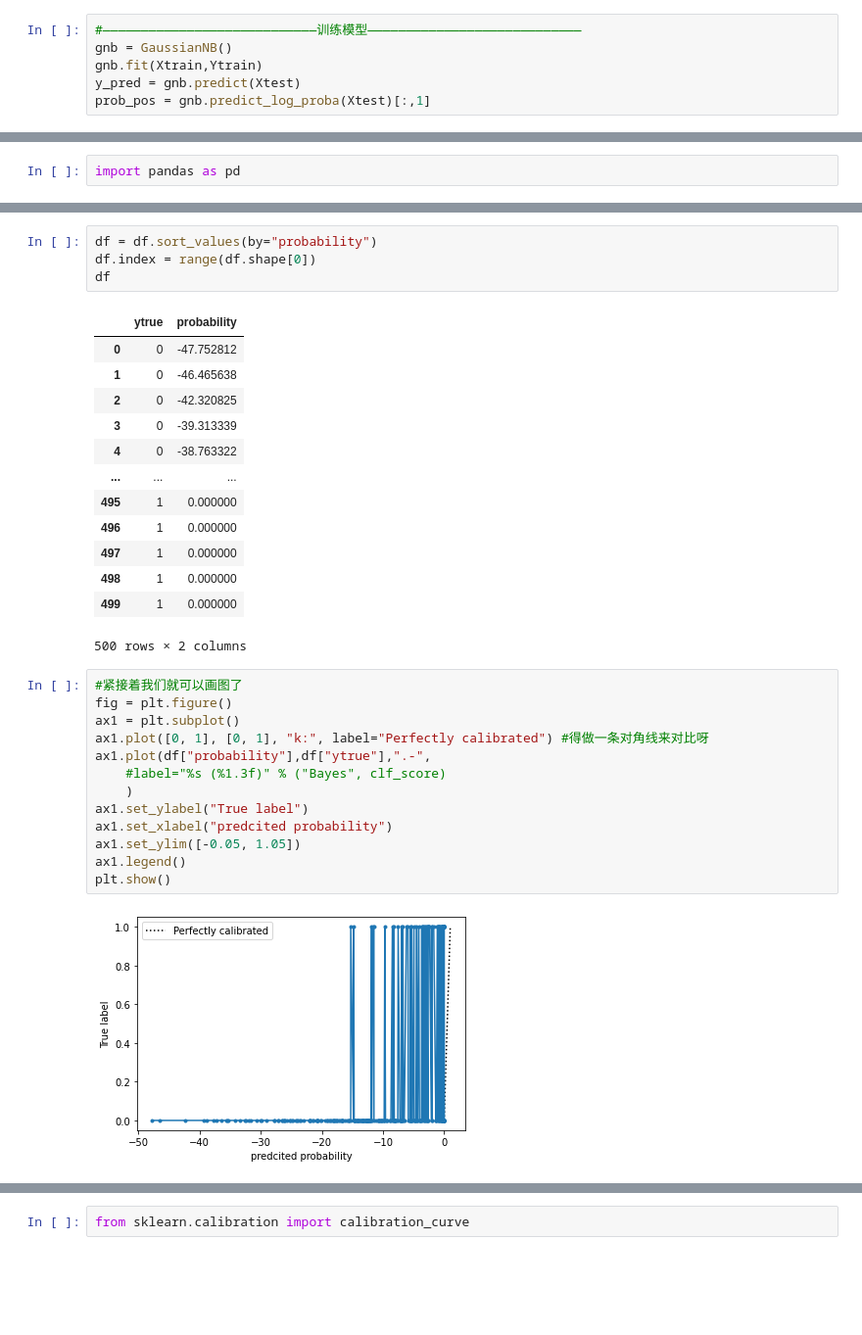
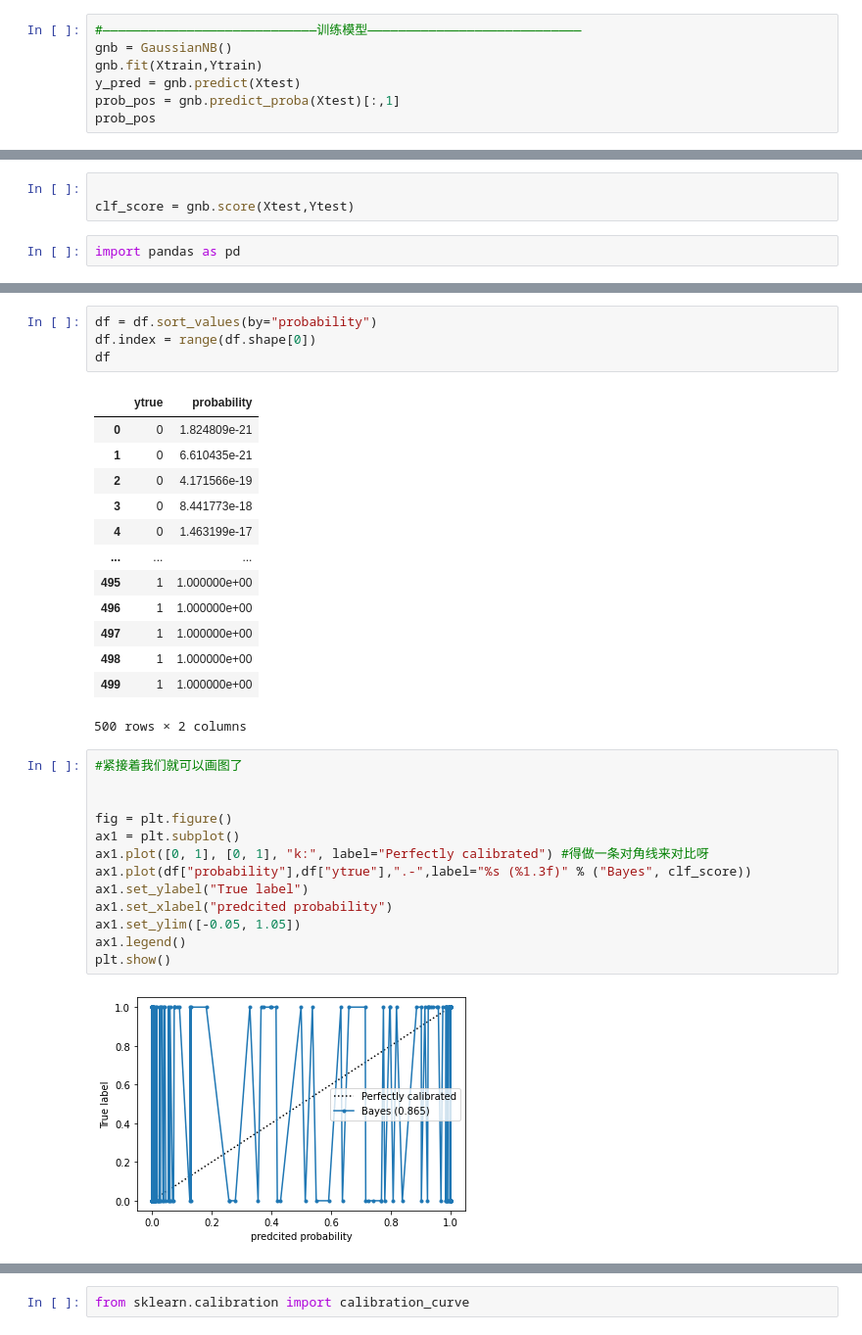
Before and after one commit to CEZZI/Note_sklearn, a Jupyter notebook: Chap10_Naive_Bayes.ipynb, the cells around one changed output, grey strips where cells are left out. Shown at 98% size. Saved outputs shown, nothing was run; the diff lists cells and outputs as text; blank space fills up the shorter version.

```diff
--- a/Chap10_Naive_Bayes.ipynb
+++ b/Chap10_Naive_Bayes.ipynb
@@ -428,4 +428,5 @@ Xtrain, Xtest, Ytrain, Ytest = train_test_split(X, y,test_size=0.99,random_state
 gnb = GaussianNB()
 gnb.fit(Xtrain,Ytrain)
 y_pred = gnb.predict(Xtest)
-prob_pos = gnb.predict_log_proba(Xtest)[:,1]
+prob_pos = gnb.predict_proba(Xtest)[:,1]
+prob_pos
@@ -432,3 +436,6 @@ prob_pos = gnb.predict_log_proba(Xtest)[:,1]
+# %%
+
+clf_score = gnb.score(Xtest,Ytest)
 # %%
 import pandas as pd
 # %%
@@ -456,33 +463,33 @@ df.index = range(df.shape[0])
 df
 # %% [output]
 |  | ytrue | probability |
-| 0 | 0 | -47.752812 |
-| 1 | 0 | -46.465638 |
-| 2 | 0 | -42.320825 |
-| 3 | 0 | -39.313339 |
-| 4 | 0 | -38.763322 |
+| 0 | 0 | 1.824809e-21 |
+| 1 | 0 | 6.610435e-21 |
+| 2 | 0 | 4.171566e-19 |
+| 3 | 0 | 8.441773e-18 |
+| 4 | 0 | 1.463199e-17 |
 | ... | ... | ... |
-| 495 | 1 | 0.000000 |
-| 496 | 1 | 0.000000 |
-| 497 | 1 | 0.000000 |
-| 498 | 1 | 0.000000 |
-| 499 | 1 | 0.000000 |
+| 495 | 1 | 1.000000e+00 |
+| 496 | 1 | 1.000000e+00 |
+| 497 | 1 | 1.000000e+00 |
+| 498 | 1 | 1.000000e+00 |
+| 499 | 1 | 1.000000e+00 |
 500 rows × 2 columns
 # %%
 #紧接着我们就可以画图了
+
+
 fig = plt.figure()
 ax1 = plt.subplot()
 ax1.plot([0, 1], [0, 1], "k:", label="Perfectly calibrated") #得做一条对角线来对比呀
-ax1.plot(df["probability"],df["ytrue"],".-",
-    #label="%s (%1.3f)" % ("Bayes", clf_score)
-    )
+ax1.plot(df["probability"],df["ytrue"],".-",label="%s (%1.3f)" % ("Bayes", clf_score))
 ax1.set_ylabel("True label")
 ax1.set_xlabel("predcited probability")
 ax1.set_ylim([-0.05, 1.05])
 ax1.legend()
 plt.show()
 # %% [output]
-[figure, old version]
+[figure, new version]
 # %%
 fig = plt.figure()
 ax1 = plt.subplot()
```
Also changed, not shown: parts of 22 cells of this notebook, 4 other files.
